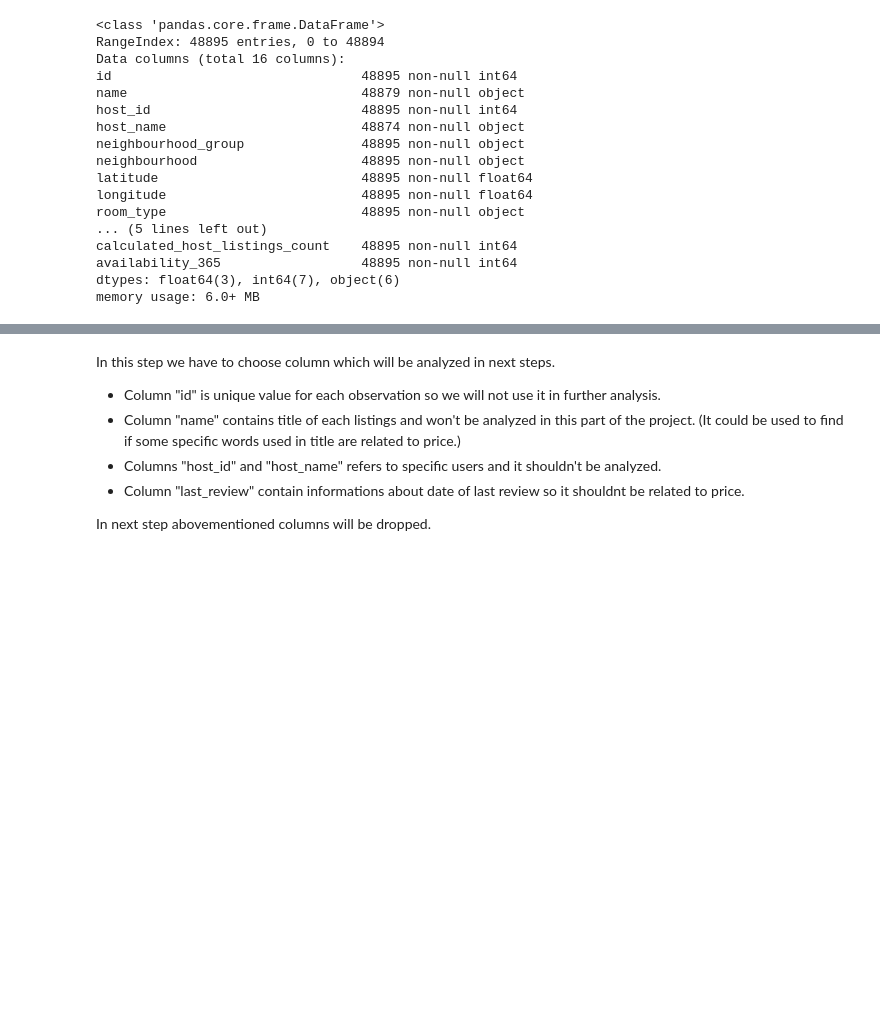
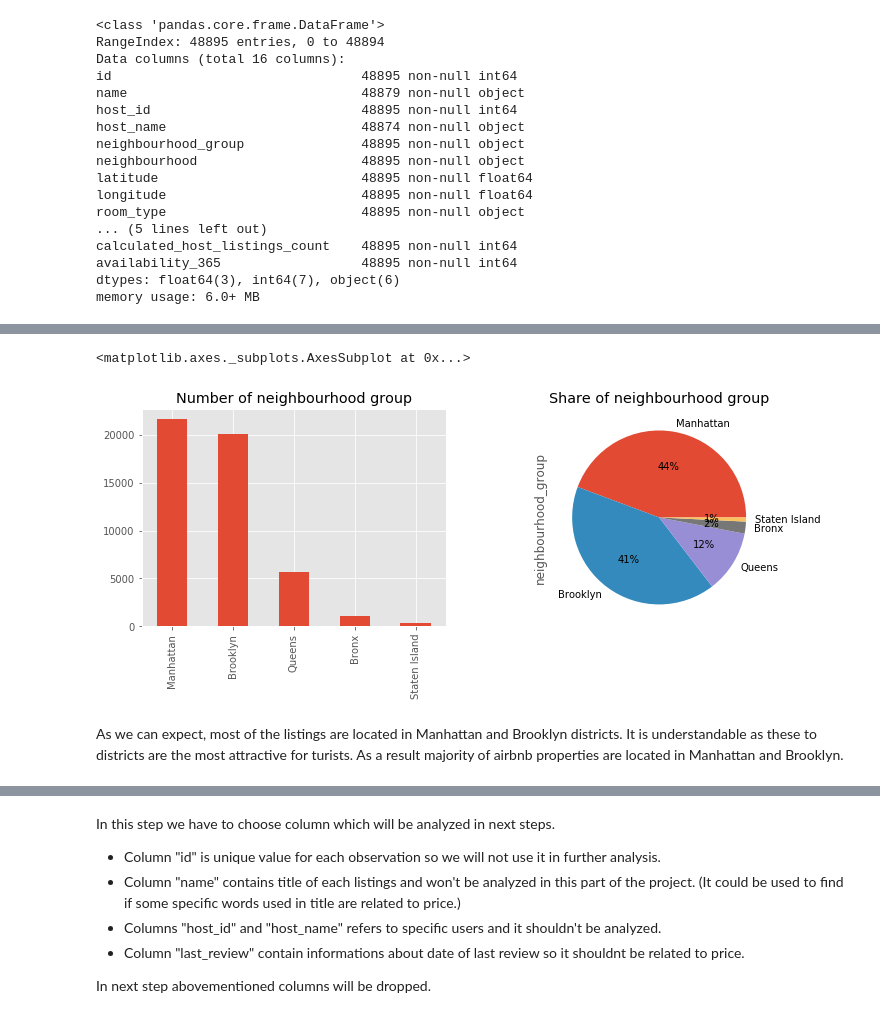
Before and after one commit to pawelmotek/Smart-pricing-airbnb-project, a Jupyter notebook: Project_airbnb_NY.ipynb, the cells around one changed output, grey strips where cells are left out. Cells and saved outputs as stored; diff of their text form; code cells hidden in the pictures; blank space fills up the shorter version.

```diff
--- a/Project_airbnb_NY.ipynb
+++ b/Project_airbnb_NY.ipynb
@@ -91,0 +110,9 @@ df.describe()
+# %%
+f,ax=plt.subplots(1,2, figsize=(12,4))
+df.neighbourhood_group.value_counts().plot(kind='bar', title='Number of neighbourhood group', ax = ax[0])
+df.neighbourhood_group.value_counts().plot(kind='pie', title='Share of neighbourhood group', ax = ax[1], autopct='%1.f%%')
+# %% [output]
+<matplotlib.axes._subplots.AxesSubplot at 0x...>
+[figure, added]
+# %% [markdown]
+As we can expect, most of the listings are located in Manhattan and Brooklyn districts. It is understandable as these to districts are the most attractive for turists. As a result majority of airbnb properties are located in Manhattan and Brooklyn.
```
Also changed, not shown: parts of 22 cells of this notebook.
